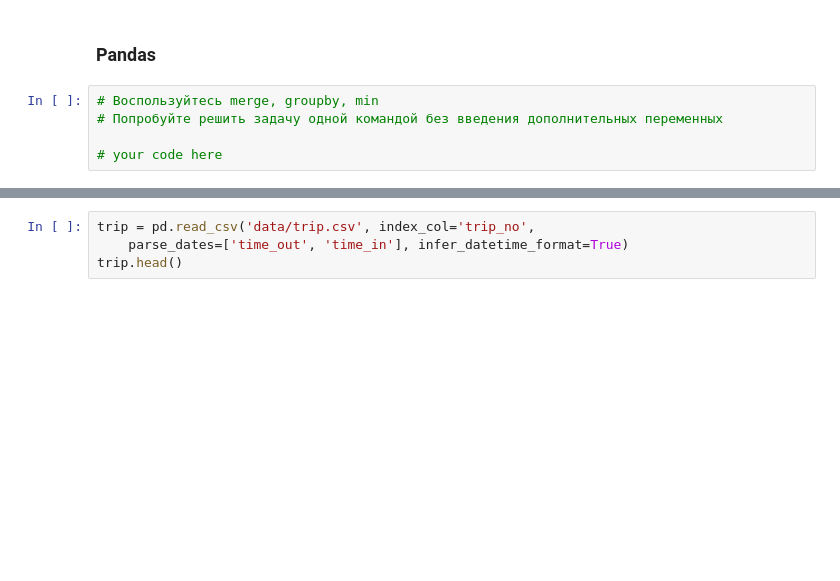
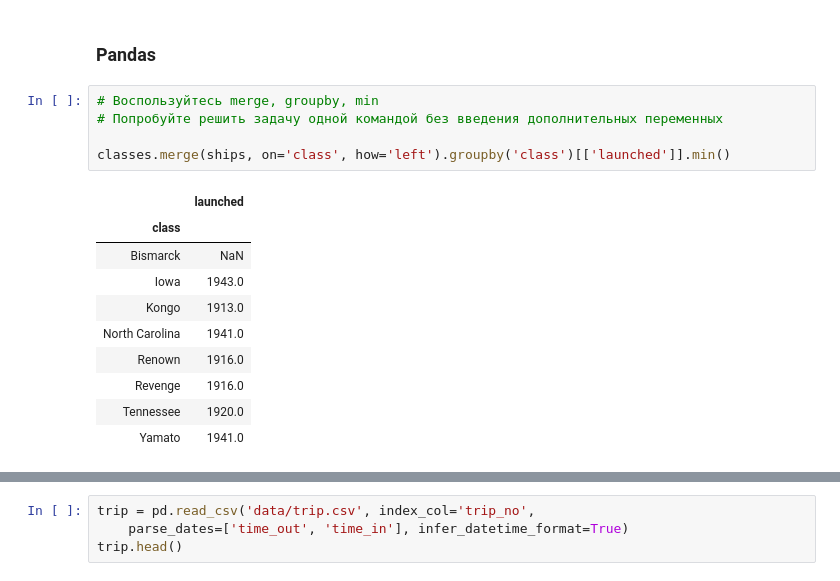
Before and after one commit to CrafterKolyan/mmp-practicum-sql-fall-2019, a Jupyter notebook: hw2-advanced-pandas/Korolev.ipynb, the cells around one changed output, grey strips where cells are left out. Saved outputs shown, nothing was run; the diff lists cells and outputs as text; blank space fills up the shorter version.

```diff
--- a/hw2-advanced-pandas/Korolev.ipynb
+++ b/hw2-advanced-pandas/Korolev.ipynb
@@ -75,8 +79,19 @@ battles.head()
 # %%
 # Воспользуйтесь merge, groupby, min
 # Попробуйте решить задачу одной командой без введения дополнительных переменных
 
-# your code here
+classes.merge(ships, on='class', how='left').groupby('class')[['launched']].min()
+# %% [output]
+|  | launched |
+| class |  |
+| Bismarck | NaN |
+| Iowa | 1943.0 |
+| Kongo | 1913.0 |
+| North Carolina | 1941.0 |
+| Renown | 1916.0 |
+| Revenge | 1916.0 |
+| Tennessee | 1920.0 |
+| Yamato | 1941.0 |
 # %% [markdown]
 # Самолёты
 
```
Also changed, not shown: parts of 6 cells of this notebook.
